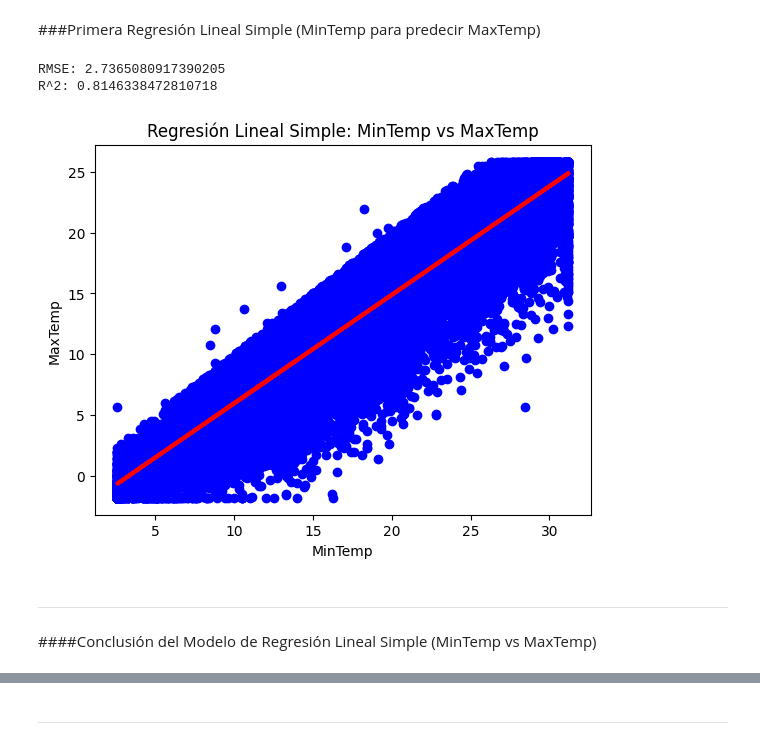
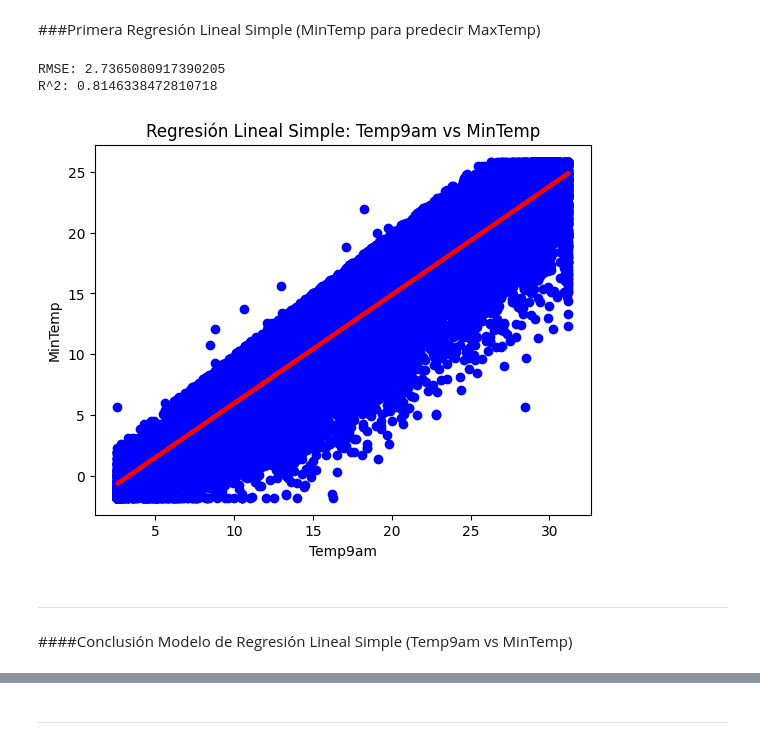
Before and after one commit to elnames/Informe-tecnico-Drowght-watch, a Jupyter notebook: Informe_Técnico_Drought_Watch.ipynb, the cells around one changed output, grey strips where cells are left out. Saved outputs shown, nothing was run; the diff lists cells and outputs as text; code cells hidden in the pictures.

```diff
--- a/Informe_Técnico_Drought_Watch.ipynb
+++ b/Informe_Técnico_Drought_Watch.ipynb
@@ -748,38 +745,38 @@ from sklearn.model_selection import train_test_split
 from sklearn.linear_model import LinearRegression
 from sklearn.metrics import mean_squared_error, r2_score
 
 # Definir variables
 X = dwn_imputed[['Temp9am']].values
 y = dwn_imputed['MinTemp'].values
 
 # División de los datos en conjuntos de entrenamiento y prueba
 X_train, X_test, y_train, y_test = train_test_split(X, y, test_size=0.2, random_state=42)
 
 # Modelo de Regresión Lineal
 lr_model = LinearRegression()
 lr_model.fit(X_train, y_train)
 
 # Predicciones
 y_pred = lr_model.predict(X_test)
 
 # Métricas
 rmse = mean_squared_error(y_test, y_pred, squared=False)
 r2 = r2_score(y_test, y_pred)
 print(f"RMSE: {rmse}")
 print(f"R^2: {r2}")
 
 # Gráfico
 plt.scatter(X_test, y_test, color='blue')
 plt.plot(X_test, y_pred, color='red', linewidth=3)
-plt.xlabel('MinTemp')
-plt.ylabel('MaxTemp')
-plt.title('Regresión Lineal Simple: MinTemp vs MaxTemp')
+plt.xlabel('Temp9am')
+plt.ylabel('MinTemp')
+plt.title('Regresión Lineal Simple: Temp9am vs MinTemp')
 plt.show()
 # %% [output]
 RMSE: 2.7365080917390205
 R^2: 0.8146338472810718
-[figure, old version]
+[figure, new version]
 # %% [markdown]
 ---
 # %% [markdown]
-####Conclusión del Modelo de Regresión Lineal Simple (MinTemp vs MaxTemp)
+####Conclusión Modelo de Regresión Lineal Simple (Temp9am vs MinTemp)
```
Also changed, not shown: parts of 33 cells of this notebook.
